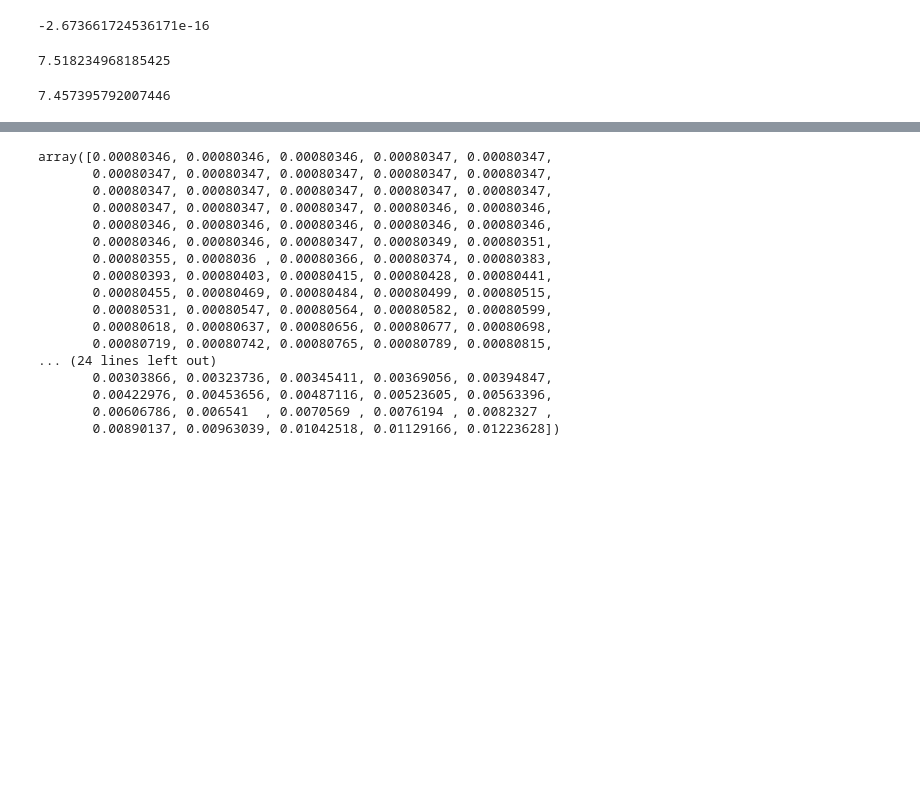
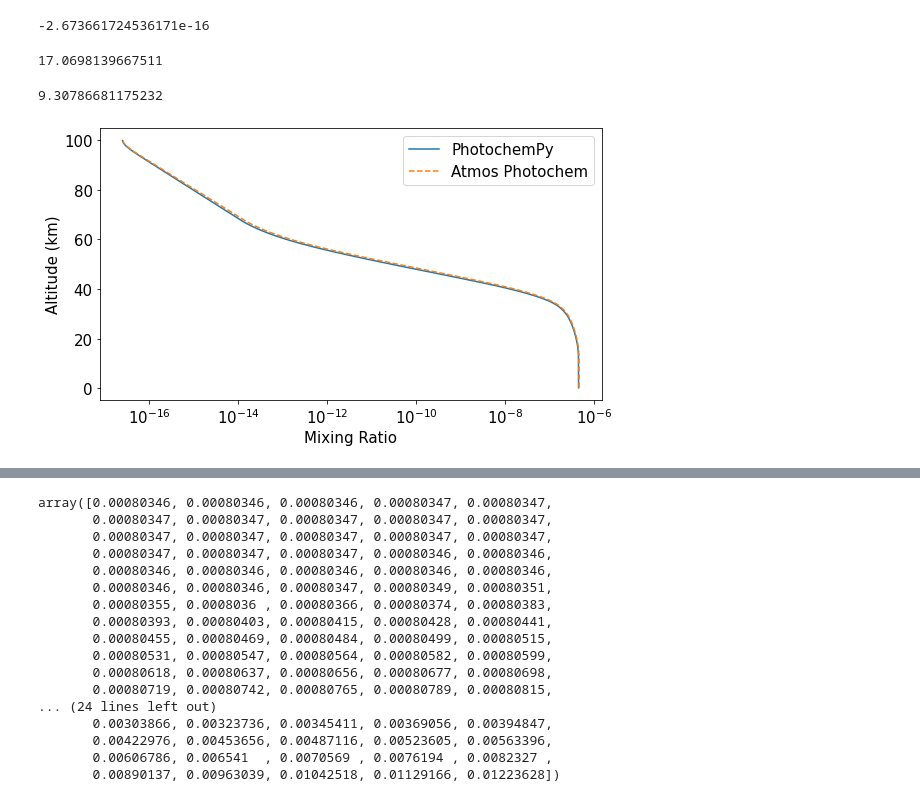
Before and after one commit to Nicholaswogan/PhotochemPy, a Jupyter notebook: codes.ipynb, the cells around one changed output, grey strips where cells are left out. Cells and saved outputs as stored; diff of their text form; code cells hidden in the pictures; blank space fills up the shorter version.

Commit message:
building out PhotochemPy.py and parallel code

```diff
--- a/codes.ipynb
+++ b/codes.ipynb
@@ -15,7 +15,7 @@ ks = 33
 kj = 60
 photochem.allocate_memory(nz,nq,nnp,nsp,nr,ks,kj)
 # now read input files
-photochem.read_species('input/speciesOG.dat')
+photochem.read_species('input/species.dat')
 photochem.read_reactions('input/reactions.rx')
 photochem.read_planet('input/planet.dat')
 photochem.read_photochem('input/input_photchem.dat')
@@ -29,7 +29,7 @@ fval = photochem.dochem(-1,photochem.jtrop,photochem.isl,photochem.usol_init)
 photochem.ltning(photochem.usol_init)
 photochem.aertab()
 photochem.initphoto('input/Sun_2.7Ga.txt')
-photochem.flux = np.loadtxt('flux.dat')
+# photochem.flux = np.loadtxt('flux.dat')
 photochem.initmie(photochem.nw,photochem.wavl,photochem.frak,photochem.ihztype)
 
 # in the loop
@@ -158,25 +198,23 @@ nr = 392
 ks = 33
 kj = 60
 photochem.allocate_memory(nz,nq,nnp,nsp,nr,ks,kj)
-photochem.setup('input/speciesOG.dat', \
+photochem.setup('input/species.dat', \
                'input/reactions.rx', \
                'input/planet.dat', \
                'input/input_photchem.dat', \
                'input/atmosphere.txt', \
                'input/Sun_2.7Ga.txt')
-
-photochem.flux = np.loadtxt('flux.dat')
 # %%
 start = time.time()
 photochem.integrate()
 end = time.time()
 print(end-start)
 # %% [output]
-7.518234968185425
+17.0698139667511
 # %%
 start = time.time()
 photochem.integrate()
 end = time.time()
 print(end-start)
 # %% [output]
-7.457395792007446
+9.30786681175232
@@ -182,0 +223,22 @@ print(end-start)
+# %%
+from matplotlib import pyplot as plt
+
+plt.rcParams.update({'font.size': 15})
+fig,ax = plt.subplots(1,1,figsize=[9,5])
+
+i = 11
+ax.plot(photochem.usol_out[i,:],photochem.z/1e5,'C0',label='PhotochemPy')
+ax.plot(photochem.usol_init[i,:],photochem.z/1e5,'C1--',label='Atmos Photochem')
+
+ax.set_xscale('log')
+
+ax.legend()
+ax.set_ylabel('Altitude (km)')
+ax.set_xlabel('Mixing Ratio')
+
+# plt.savefig("Comparison.jpg",dpi = 100,bbox_inches='tight')
+
+
+plt.show()
+# %% [output]
+[figure, added]
```
Also changed, not shown: parts of 13 cells of this notebook, 43 other files.
